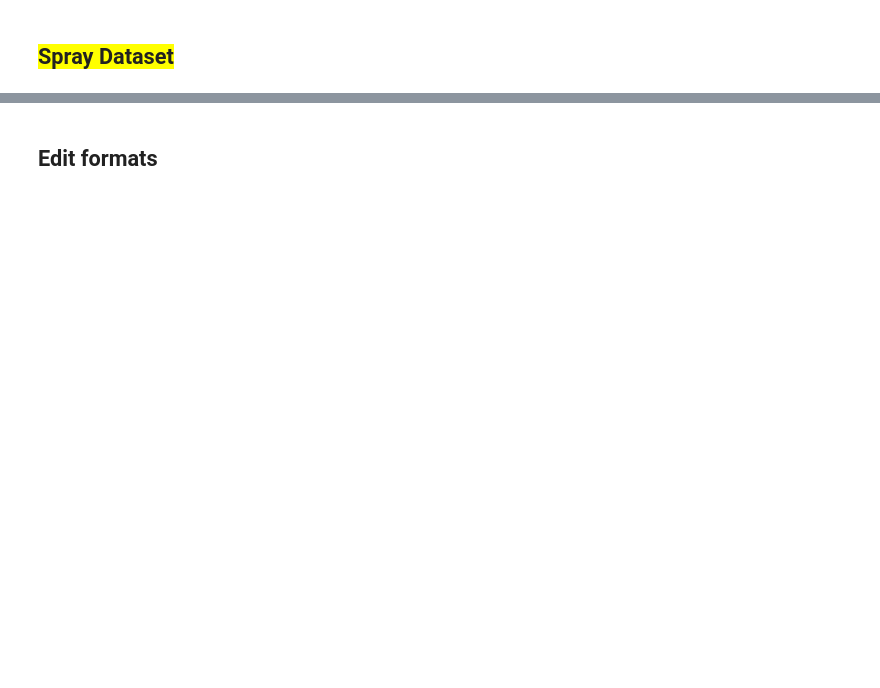
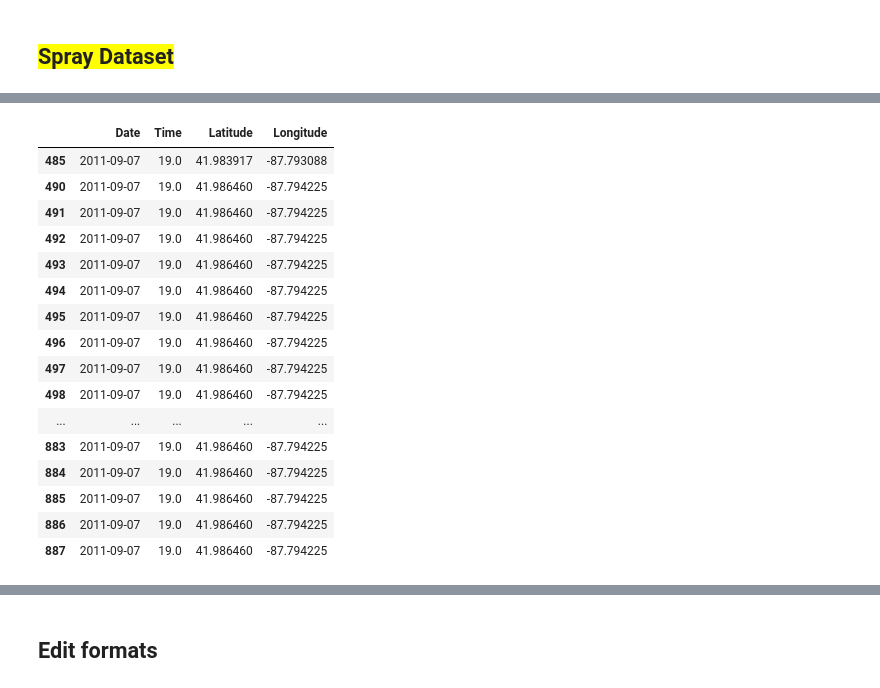
Before and after one commit to chevalier88/GA_Project_4_Advanced_Supervised_Learning, a Jupyter notebook: codes/for merge before master.ipynb, the cells around one changed output, grey strips where cells are left out. Cells and saved outputs as stored; diff of their text form; code cells hidden in the pictures; blank space fills up the shorter version.

```diff
--- a/codes/for merge before master.ipynb
+++ b/codes/for merge before master.ipynb
@@ -190,0 +430,21 @@ AvgSpeed(station 2): 1472 missing values
+# %%
+# view duplicates
+spray[spray.duplicated()]
+# %% [output]
+|  | Date | Time | Latitude | Longitude |
+| 485 | 2011-09-07 | 19.0 | 41.983917 | -87.793088 |
+| 490 | 2011-09-07 | 19.0 | 41.986460 | -87.794225 |
+| 491 | 2011-09-07 | 19.0 | 41.986460 | -87.794225 |
+| 492 | 2011-09-07 | 19.0 | 41.986460 | -87.794225 |
+| 493 | 2011-09-07 | 19.0 | 41.986460 | -87.794225 |
+| 494 | 2011-09-07 | 19.0 | 41.986460 | -87.794225 |
+| 495 | 2011-09-07 | 19.0 | 41.986460 | -87.794225 |
+| 496 | 2011-09-07 | 19.0 | 41.986460 | -87.794225 |
+| 497 | 2011-09-07 | 19.0 | 41.986460 | -87.794225 |
+| 498 | 2011-09-07 | 19.0 | 41.986460 | -87.794225 |
+| ... | ... | ... | ... | ... |
+| 883 | 2011-09-07 | 19.0 | 41.986460 | -87.794225 |
+| 884 | 2011-09-07 | 19.0 | 41.986460 | -87.794225 |
+| 885 | 2011-09-07 | 19.0 | 41.986460 | -87.794225 |
+| 886 | 2011-09-07 | 19.0 | 41.986460 | -87.794225 |
+| 887 | 2011-09-07 | 19.0 | 41.986460 | -87.794225 |
```
Also changed, not shown: parts of 98 cells of this notebook.
